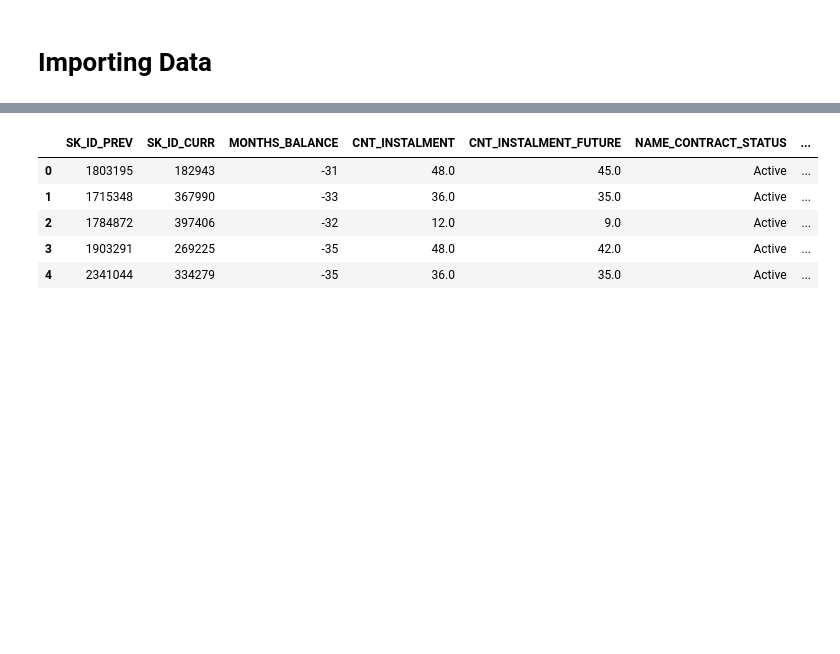
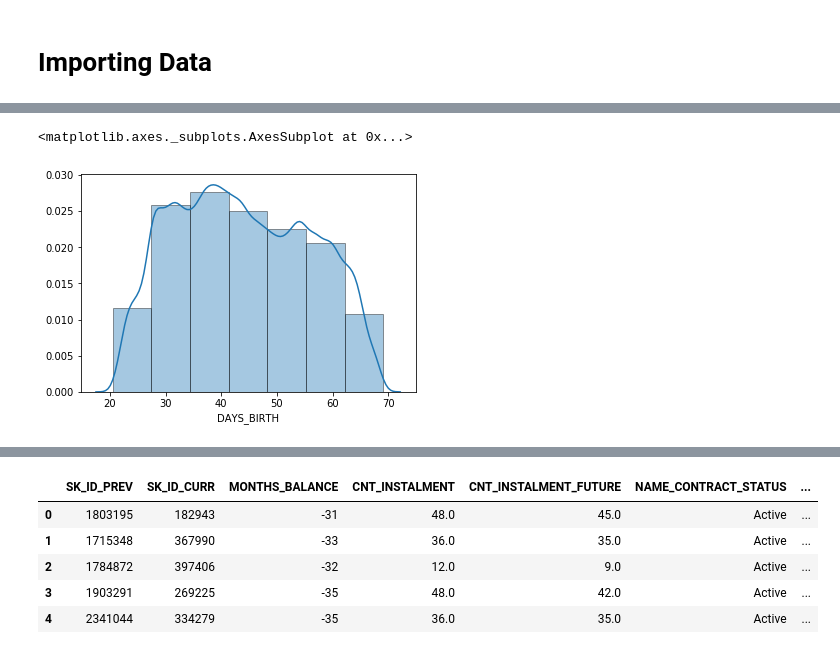
Before and after one commit to joaomalves/Bamboozled_team, a Jupyter notebook: Home_credit.ipynb, the cells around one changed output, grey strips where cells are left out. Drawn from its saved outputs; the diff is of its cells as text; code cells hidden in the pictures; blank space fills up the shorter version.

```diff
--- a/Home_credit.ipynb
+++ b/Home_credit.ipynb
@@ -34,0 +43,6 @@ application_train.head()
+# %%
+
+sns.distplot(abs(application_train['DAYS_BIRTH']) / 365,bins=7,hist_kws=dict(edgecolor="k", linewidth=1))
+# %% [output]
+<matplotlib.axes._subplots.AxesSubplot at 0x...>
+[figure, added]
```
Also changed, not shown: parts of 13 cells of this notebook.
